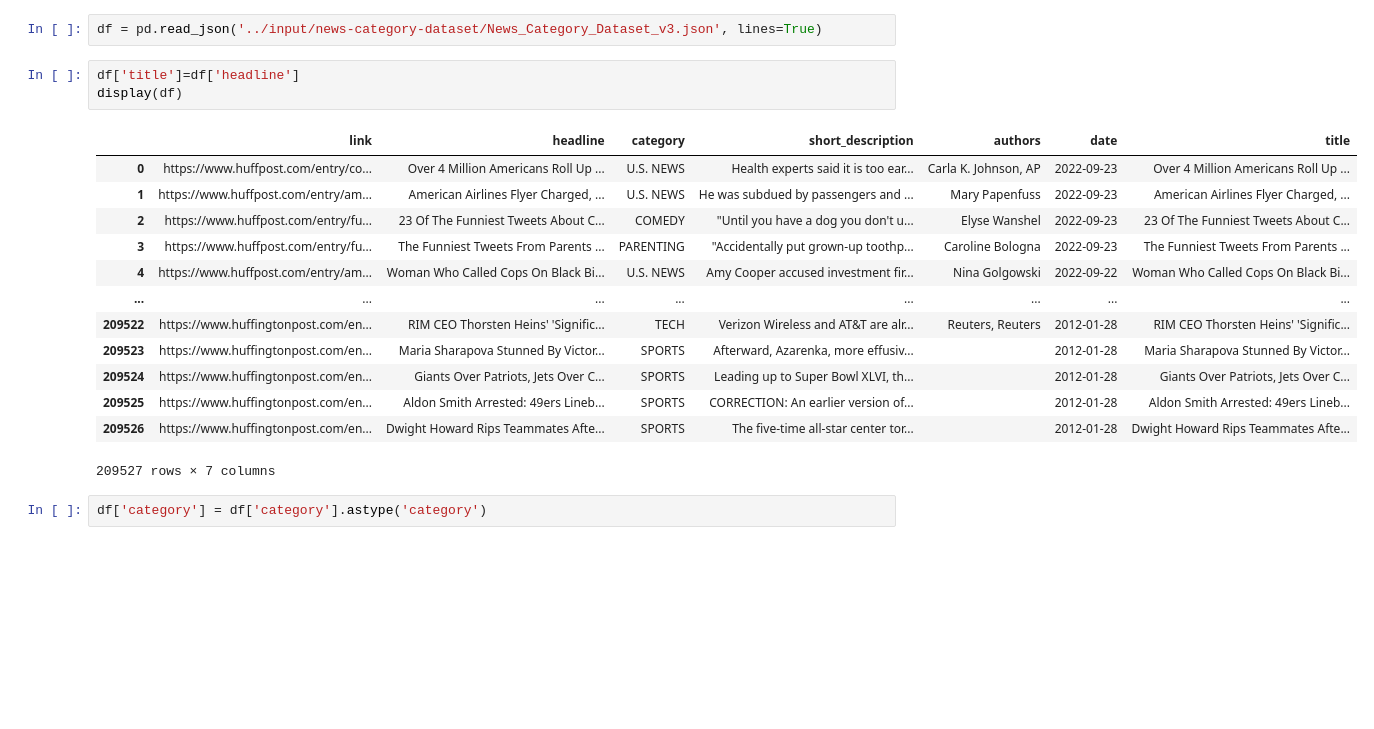
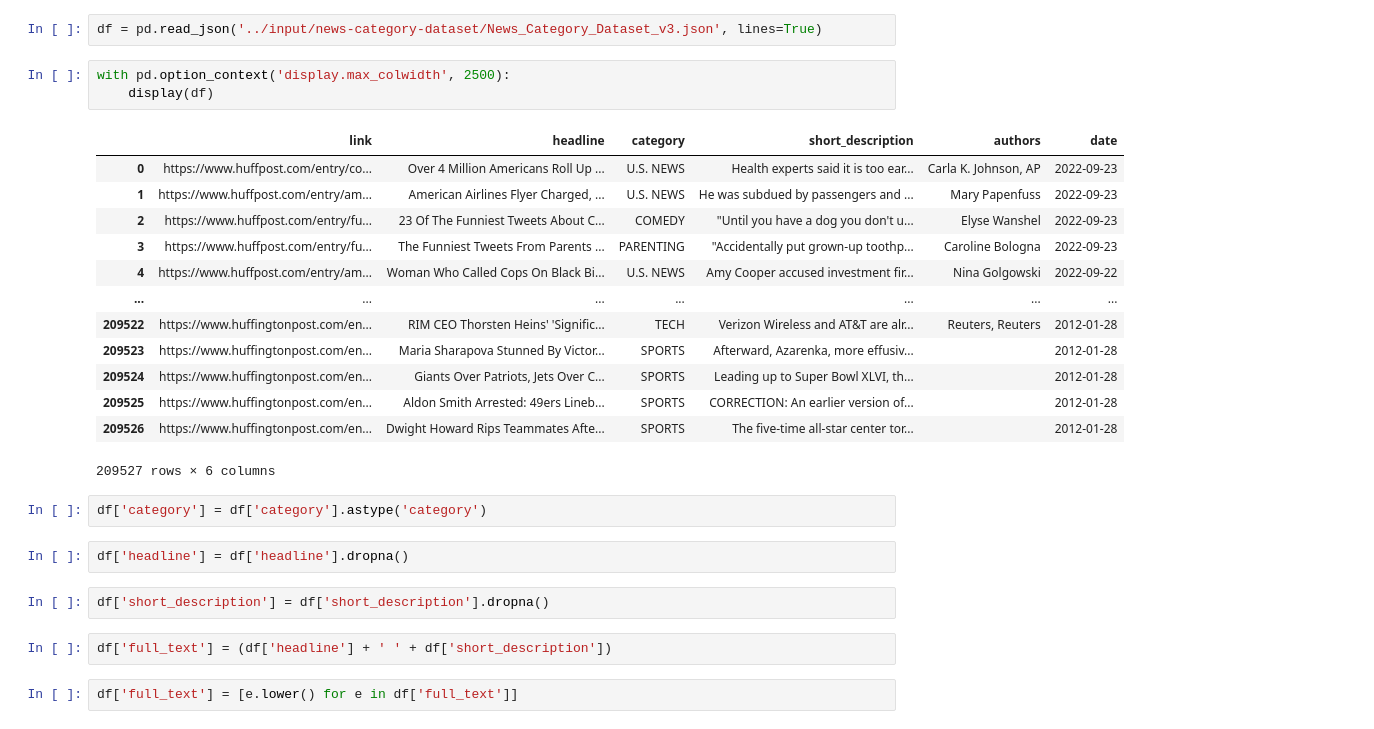
Before and after one commit to thisischrisnow/ml-news-analysis, a Jupyter notebook: notebooks/ml-news-analysis.ipynb, the cells around one changed output. Saved outputs shown, nothing was run; the diff lists cells and outputs as text; blank space fills up the shorter version.

```diff
--- a/notebooks/ml-news-analysis.ipynb
+++ b/notebooks/ml-news-analysis.ipynb
@@ -12,21 +5,29 @@ import pandas as pd
 # %%
 df = pd.read_json('../input/news-category-dataset/News_Category_Dataset_v3.json', lines=True)
 # %%
-df['title']=df['headline']
-display(df)
+with pd.option_context('display.max_colwidth', 2500):
+    display(df)
 # %% [output]
-|  | link | headline | category | short_description | authors | date | title |
-| 0 | https://www.huffpost.com/entry/co... | Over 4 Million Americans Roll Up ... | U.S. NEWS | Health experts said it is too ear... | Carla K. Johnson, AP | 2022-09-23 | Over 4 Million Americans Roll Up ... |
-| 1 | https://www.huffpost.com/entry/am... | American Airlines Flyer Charged, ... | U.S. NEWS | He was subdued by passengers and ... | Mary Papenfuss | 2022-09-23 | American Airlines Flyer Charged, ... |
-| 2 | https://www.huffpost.com/entry/fu... | 23 Of The Funniest Tweets About C... | COMEDY | "Until you have a dog you don't u... | Elyse Wanshel | 2022-09-23 | 23 Of The Funniest Tweets About C... |
-| 3 | https://www.huffpost.com/entry/fu... | The Funniest Tweets From Parents ... | PARENTING | "Accidentally put grown-up toothp... | Caroline Bologna | 2022-09-23 | The Funniest Tweets From Parents ... |
-| 4 | https://www.huffpost.com/entry/am... | Woman Who Called Cops On Black Bi... | U.S. NEWS | Amy Cooper accused investment fir... | Nina Golgowski | 2022-09-22 | Woman Who Called Cops On Black Bi... |
-| ... | ... | ... | ... | ... | ... | ... | ... |
-| 209522 | https://www.huffingtonpost.com/en... | RIM CEO Thorsten Heins' 'Signific... | TECH | Verizon Wireless and AT&T are alr... | Reuters, Reuters | 2012-01-28 | RIM CEO Thorsten Heins' 'Signific... |
-| 209523 | https://www.huffingtonpost.com/en... | Maria Sharapova Stunned By Victor... | SPORTS | Afterward, Azarenka, more effusiv... |  | 2012-01-28 | Maria Sharapova Stunned By Victor... |
-| 209524 | https://www.huffingtonpost.com/en... | Giants Over Patriots, Jets Over C... | SPORTS | Leading up to Super Bowl XLVI, th... |  | 2012-01-28 | Giants Over Patriots, Jets Over C... |
-| 209525 | https://www.huffingtonpost.com/en... | Aldon Smith Arrested: 49ers Lineb... | SPORTS | CORRECTION: An earlier version of... |  | 2012-01-28 | Aldon Smith Arrested: 49ers Lineb... |
-| 209526 | https://www.huffingtonpost.com/en... | Dwight Howard Rips Teammates Afte... | SPORTS | The five-time all-star center tor... |  | 2012-01-28 | Dwight Howard Rips Teammates Afte... |
+|  | link | headline | category | short_description | authors | date |
+| 0 | https://www.huffpost.com/entry/co... | Over 4 Million Americans Roll Up ... | U.S. NEWS | Health experts said it is too ear... | Carla K. Johnson, AP | 2022-09-23 |
+| 1 | https://www.huffpost.com/entry/am... | American Airlines Flyer Charged, ... | U.S. NEWS | He was subdued by passengers and ... | Mary Papenfuss | 2022-09-23 |
+| 2 | https://www.huffpost.com/entry/fu... | 23 Of The Funniest Tweets About C... | COMEDY | "Until you have a dog you don't u... | Elyse Wanshel | 2022-09-23 |
+| 3 | https://www.huffpost.com/entry/fu... | The Funniest Tweets From Parents ... | PARENTING | "Accidentally put grown-up toothp... | Caroline Bologna | 2022-09-23 |
+| 4 | https://www.huffpost.com/entry/am... | Woman Who Called Cops On Black Bi... | U.S. NEWS | Amy Cooper accused investment fir... | Nina Golgowski | 2022-09-22 |
+| ... | ... | ... | ... | ... | ... | ... |
+| 209522 | https://www.huffingtonpost.com/en... | RIM CEO Thorsten Heins' 'Signific... | TECH | Verizon Wireless and AT&T are alr... | Reuters, Reuters | 2012-01-28 |
+| 209523 | https://www.huffingtonpost.com/en... | Maria Sharapova Stunned By Victor... | SPORTS | Afterward, Azarenka, more effusiv... |  | 2012-01-28 |
+| 209524 | https://www.huffingtonpost.com/en... | Giants Over Patriots, Jets Over C... | SPORTS | Leading up to Super Bowl XLVI, th... |  | 2012-01-28 |
+| 209525 | https://www.huffingtonpost.com/en... | Aldon Smith Arrested: 49ers Lineb... | SPORTS | CORRECTION: An earlier version of... |  | 2012-01-28 |
+| 209526 | https://www.huffingtonpost.com/en... | Dwight Howard Rips Teammates Afte... | SPORTS | The five-time all-star center tor... |  | 2012-01-28 |
-209527 rows × 7 columns
+209527 rows × 6 columns
 # %%
 df['category'] = df['category'].astype('category')
+# %%
+df['headline'] = df['headline'].dropna()
+# %%
+df['short_description'] = df['short_description'].dropna()
+# %%
+df['full_text'] = (df['headline'] + ' ' + df['short_description'])
+# %%
+df['full_text'] = [e.lower() for e in df['full_text']]
```
Also changed, not shown: parts of 15 cells of this notebook, 1 other file.
